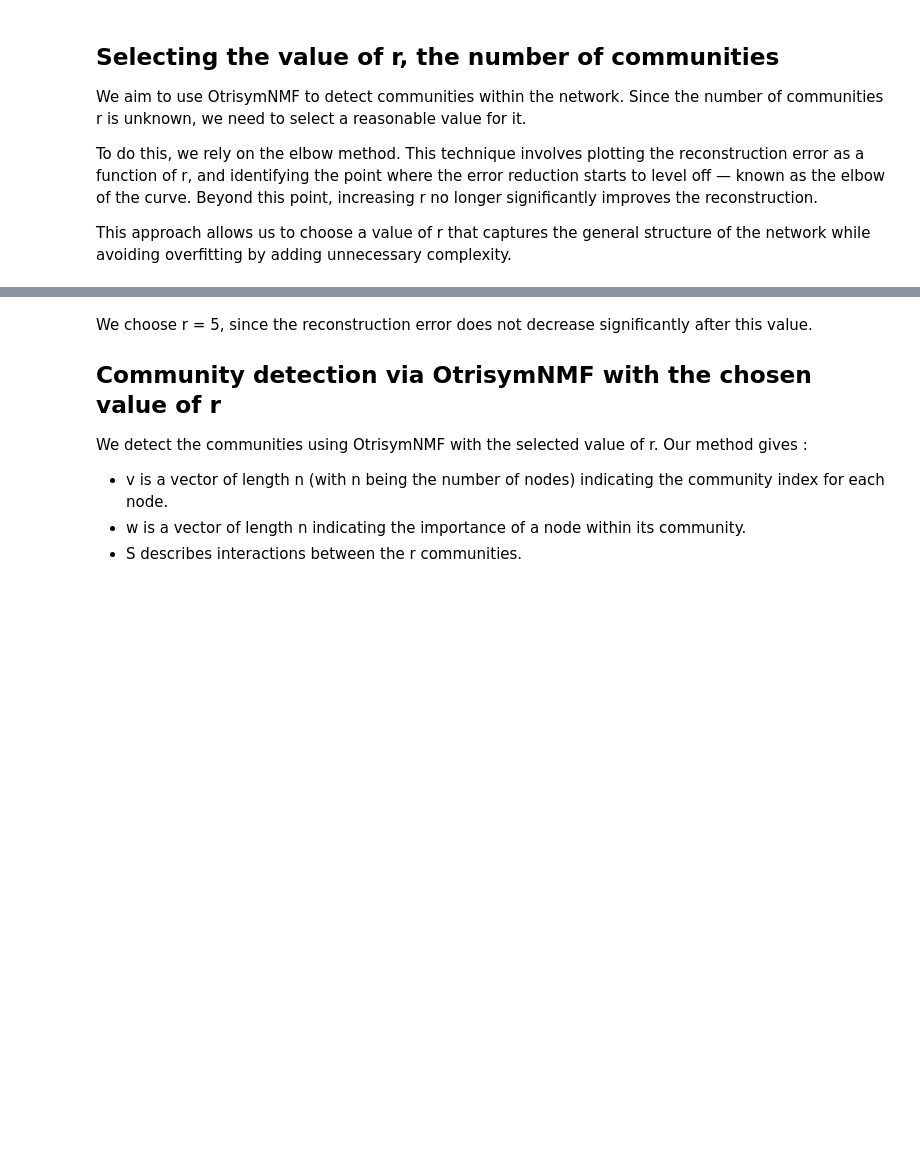
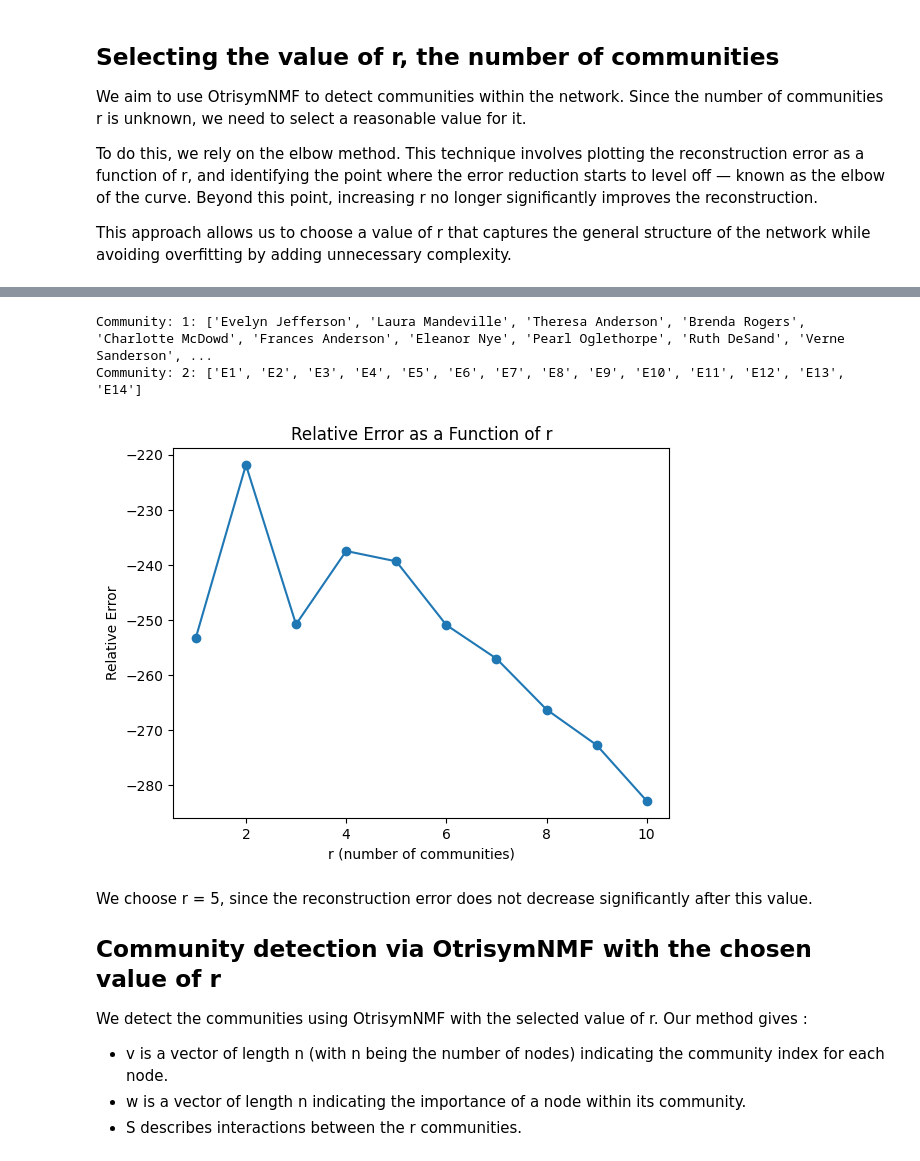
Before and after one commit to Alexia1305/OtrisymNMF_DCBM, a Jupyter notebook: Southern_women.ipynb, the cells around one changed output, grey strips where cells are left out. Cells and saved outputs as stored; diff of their text form; code cells hidden in the pictures; blank space fills up the shorter version.

```diff
--- a/Southern_women.ipynb
+++ b/Southern_women.ipynb
@@ -84,3 +88,28 @@ NameError: name 'cardan' is not defined
+# %%
+
+from Utils import computeMDL
+errors=[]
+r_listes=range(1,11)
+for r in r_listes : # compute the factorization for different values of r
+    w, v, S, error,_ = OtrisymNMF.OtrisymNMF_CD(X,r,numTrials=20,verbosity=0)
+    if r==2:
+        for i in range(max(v)+1):
+            index=np.where(v == i)[0]
+            print(f"Community: {i+1}: {[list(G.nodes())[j] for j in index] }")
+
+    errors.append(computeMDL(G,r,v,hyperprior=True))
+
+parameters=[r*(r+1)/2 for r in r_listes]
+# Plot of the relative reconstruction error as a function of r
+plt.plot(r_listes,errors,marker='o')
+plt.title('Relative Error as a Function of r')
+plt.xlabel('r (number of communities)')
+plt.ylabel('Relative Error')
+plt.show()
+# %% [output]
+Community: 1: ['Evelyn Jefferson', 'Laura Mandeville', 'Theresa Anderson', 'Brenda Rogers', 'Charlotte McDowd', 'Frances Anderson', 'Eleanor Nye', 'Pearl Oglethorpe', 'Ruth DeSand', 'Verne Sanderson', ...
+Community: 2: ['E1', 'E2', 'E3', 'E4', 'E5', 'E6', 'E7', 'E8', 'E9', 'E10', 'E11', 'E12', 'E13', 'E14']
+[figure, added]
 # %% [markdown]
 We choose r = 5, since the reconstruction error does not decrease significantly after this value.
 ## Community detection via OtrisymNMF with the chosen value of r
```
Also changed, not shown: parts of 3 cells of this notebook, 16 other files.
